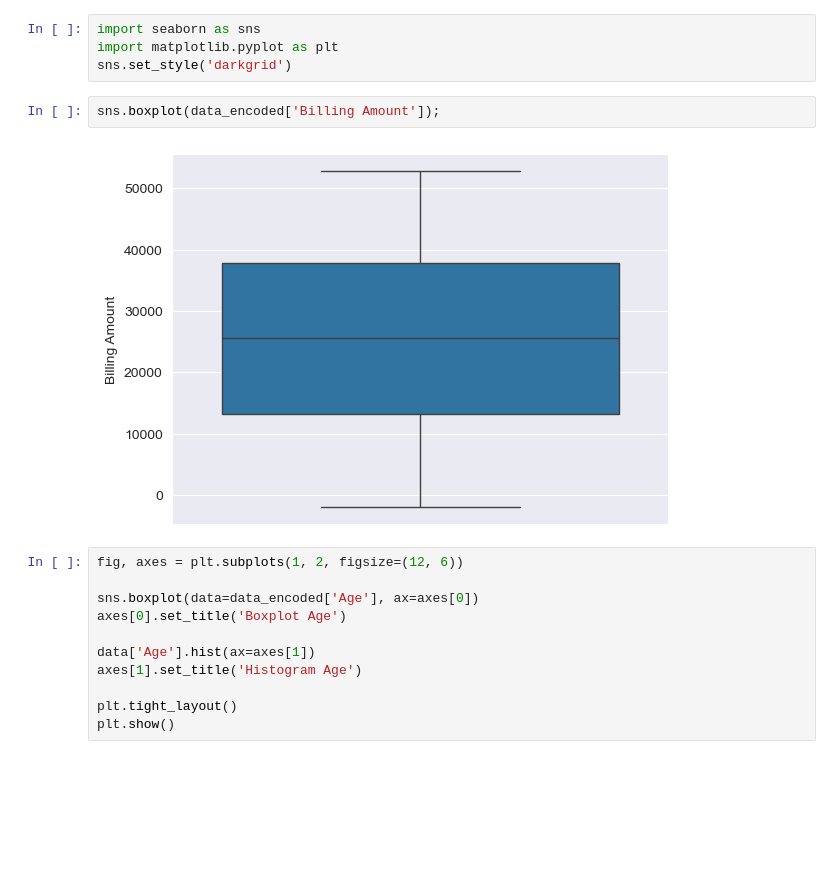
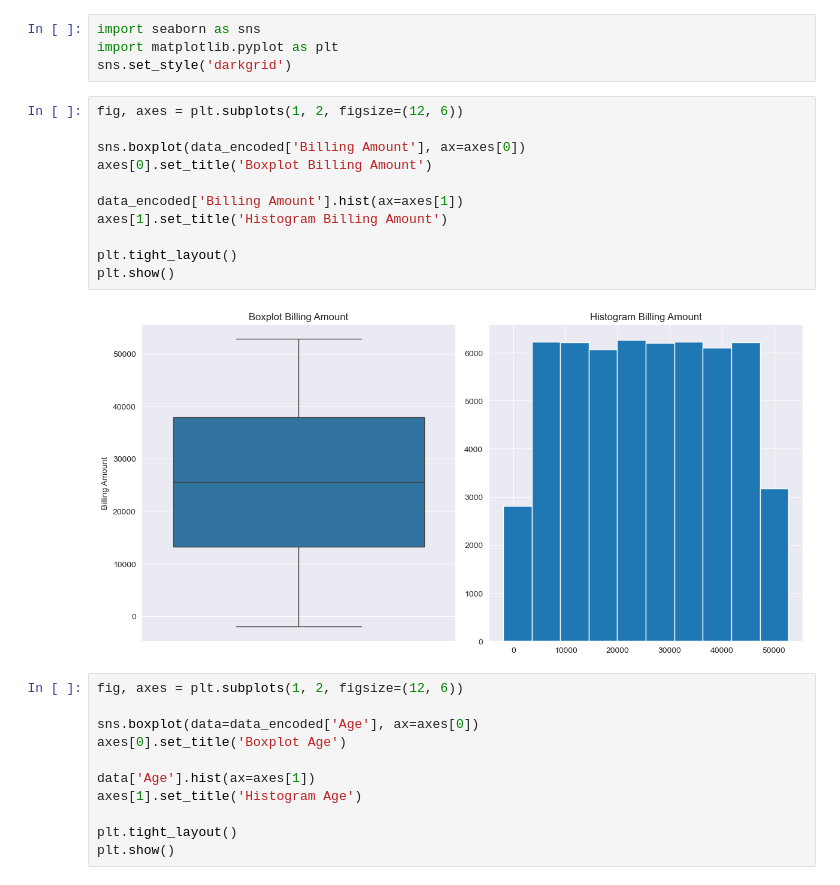
Before and after one commit to vvltoria/health_classification, a Jupyter notebook: df.ipynb, the cells around one changed output. Saved outputs shown, nothing was run; the diff lists cells and outputs as text; blank space fills up the shorter version.

Commit message:
done ouliers; start visualisation

```diff
--- a/df.ipynb
+++ b/df.ipynb
@@ -208,10 +208,19 @@ data_encoded['Days in Hospital'] = (data_encoded['Discharge Date'] - data_encode
 import seaborn as sns
 import matplotlib.pyplot as plt
 sns.set_style('darkgrid')
-# %%
-sns.boxplot(data_encoded['Billing Amount']);
-# %% [output]
-[figure, removed]
+# %%
+fig, axes = plt.subplots(1, 2, figsize=(12, 6))
+
+sns.boxplot(data_encoded['Billing Amount'], ax=axes[0])
+axes[0].set_title('Boxplot Billing Amount')
+
+data_encoded['Billing Amount'].hist(ax=axes[1])
+axes[1].set_title('Histogram Billing Amount')
+
+plt.tight_layout()
+plt.show()
+# %% [output]
+[figure, added]
 # %%
 fig, axes = plt.subplots(1, 2, figsize=(12, 6))
 
```
Also changed, not shown: parts of 4 cells of this notebook.
